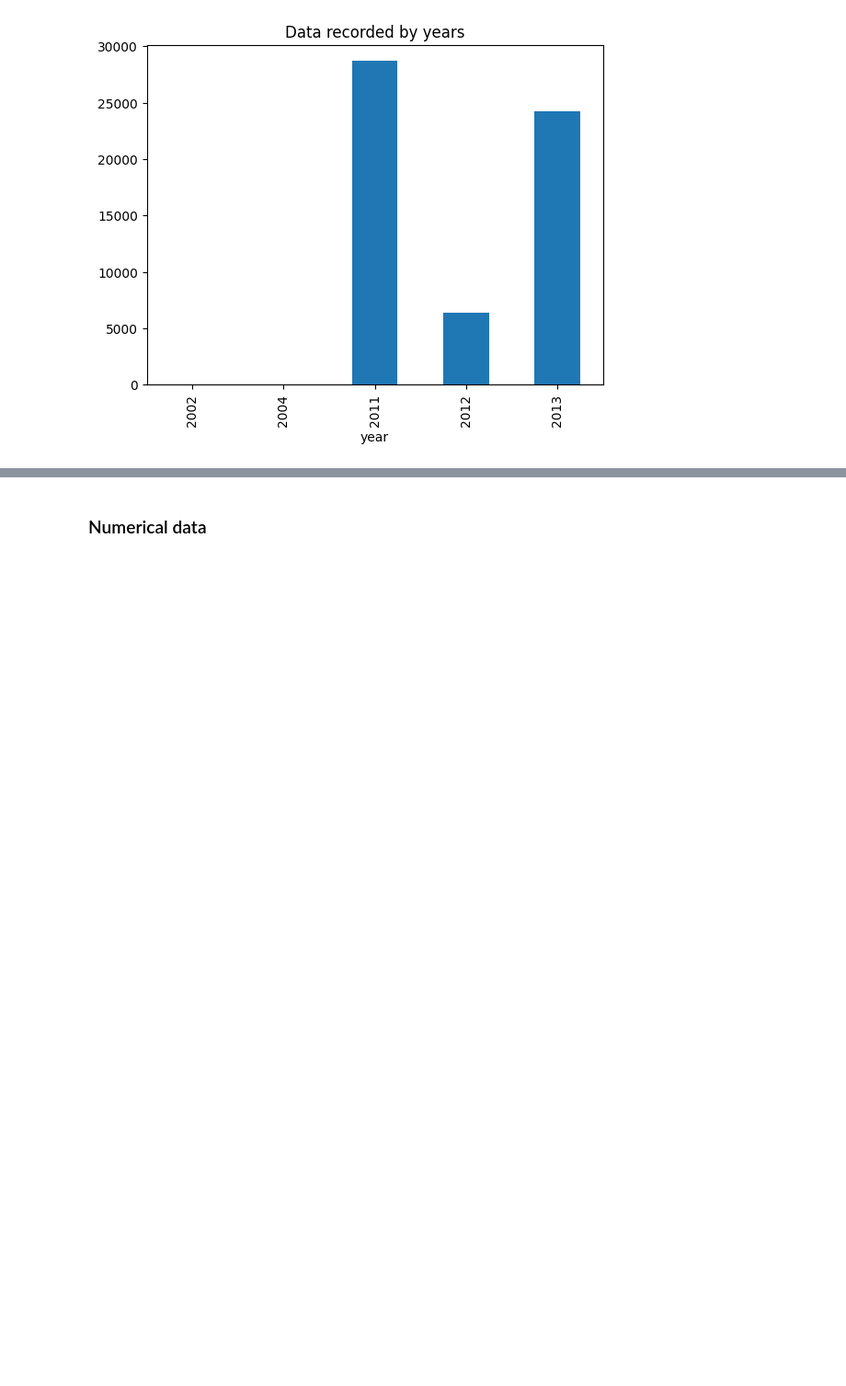
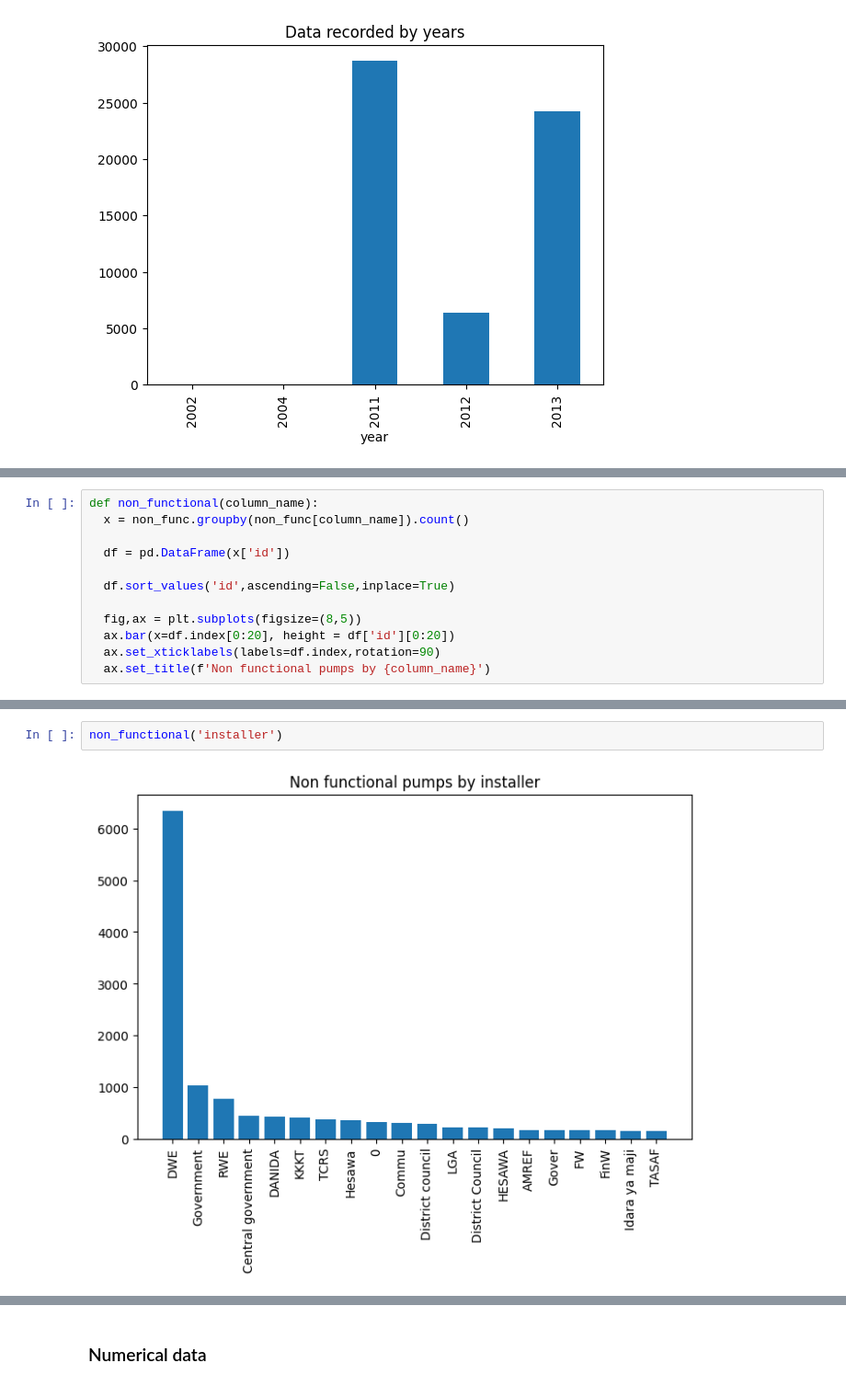
Before and after one commit to rahulakrish/water_pump_classifier, a Jupyter notebook: notebook.ipynb, the cells around one changed output, grey strips where cells are left out. Shown at 92% size. Drawn from its saved outputs; the diff is of its cells as text; blank space fills up the shorter version.

```diff
--- a/notebook.ipynb
+++ b/notebook.ipynb
@@ -277,0 +248,12 @@ Name: non functional, dtype: int64
+# %%
+def non_functional(column_name):
+  x = non_func.groupby(non_func[column_name]).count()
+
+  df = pd.DataFrame(x['id'])
+
+  df.sort_values('id',ascending=False,inplace=True)
+
+  fig,ax = plt.subplots(figsize=(8,5))
+  ax.bar(x=df.index[0:20], height = df['id'][0:20])
+  ax.set_xticklabels(labels=df.index,rotation=90)
+  ax.set_title(f'Non functional pumps by {column_name}')
@@ -277,0 +263,4 @@ Name: non functional, dtype: int64
+# %%
+non_functional('installer')
+# %% [output]
+[figure, added]
```
Also changed, not shown: parts of 32 cells of this notebook.
